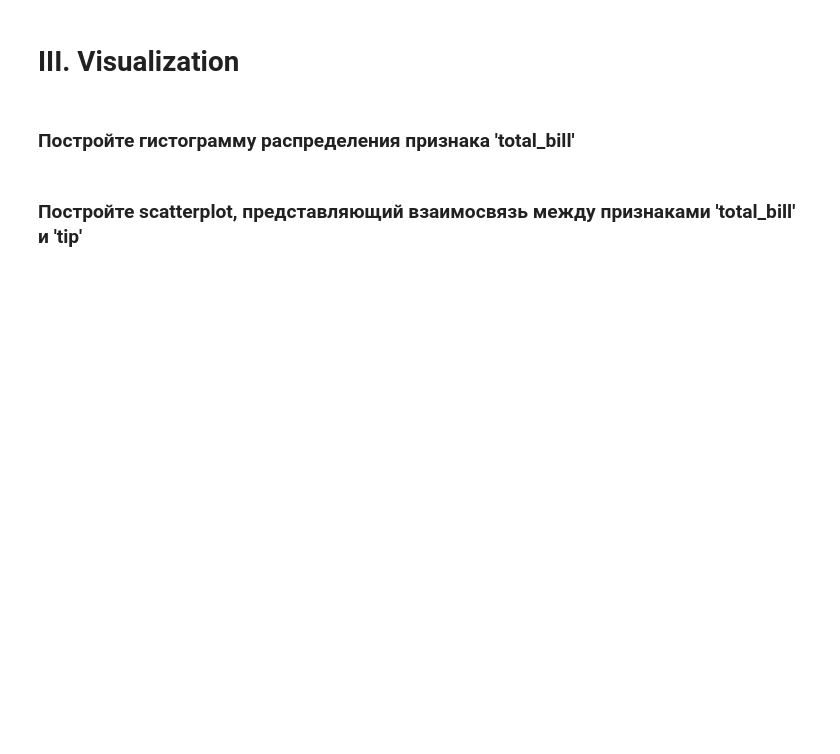
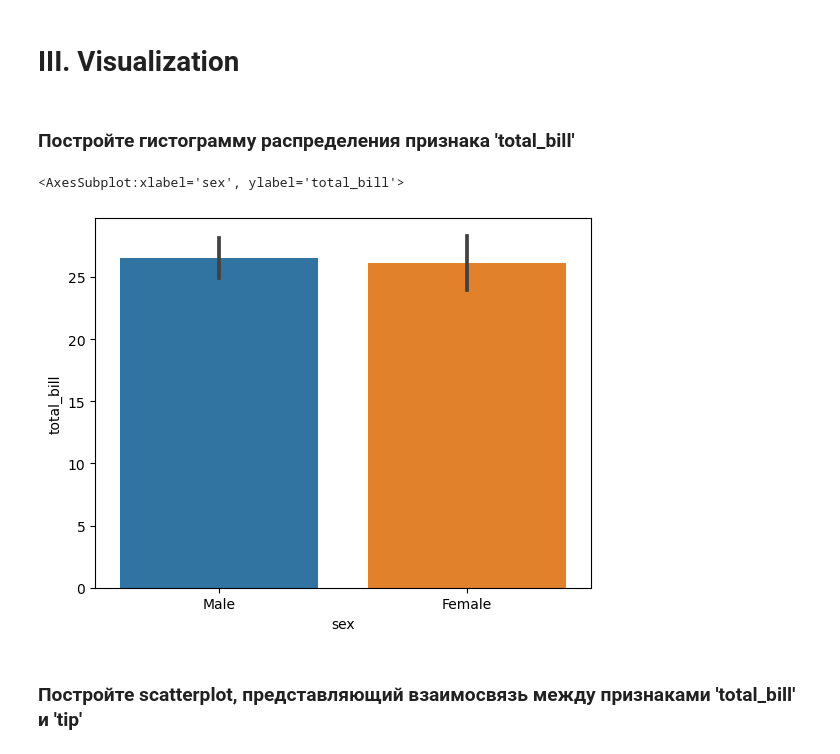
Before and after one commit to AlexeiShirobokov/otus_ml_2023, a Jupyter notebook: hw-3/Analyze and Visualize.ipynb, the cells around one changed output. Drawn from its saved outputs; the diff is of its cells as text; code cells hidden in the pictures; blank space fills up the shorter version.

```diff
--- a/hw-3/Analyze and Visualize.ipynb
+++ b/hw-3/Analyze and Visualize.ipynb
@@ -192,2 +225,5 @@ InvalidIndexError: (slice(None, None, None), 'smoker')
 # %% [markdown]
 ### Отберите строчки с 'total_bill' больше медианы и узнайте какой средний 'tip' в зависимости от 'sex'
+# %%
+tips_df_median=tips_df["total_bill"].median()
+print(tips_df_median)
@@ -193,0 +232,2 @@ InvalidIndexError: (slice(None, None, None), 'smoker')
+# %%
+sel=tips_df[tips_df["total_bill"]>tips_df_median]
@@ -194,2 +251,4 @@ InvalidIndexError: (slice(None, None, None), 'smoker')
 # %% [markdown]
 ### Преобразуйте признак 'smoker' в бинарный (0-No, 1-Yes)
+# %%
+sel.loc[:,'smoker'].replace({'No': 0, 'Yes': 1}, inplace=True)
@@ -200,2 +282,10 @@ InvalidIndexError: (slice(None, None, None), 'smoker')
+# %%
+x=sel['sex']
+y=sel['total_bill']
+# %%
+sns.barplot(x=x, y= y )
+# %% [output]
+<AxesSubplot:xlabel='sex', ylabel='total_bill'>
+[figure, added]
 # %% [markdown]
 ### Постройте scatterplot, представляющий взаимосвязь между признаками 'total_bill' и 'tip'
```
Also changed, not shown: parts of 21 cells of this notebook.
